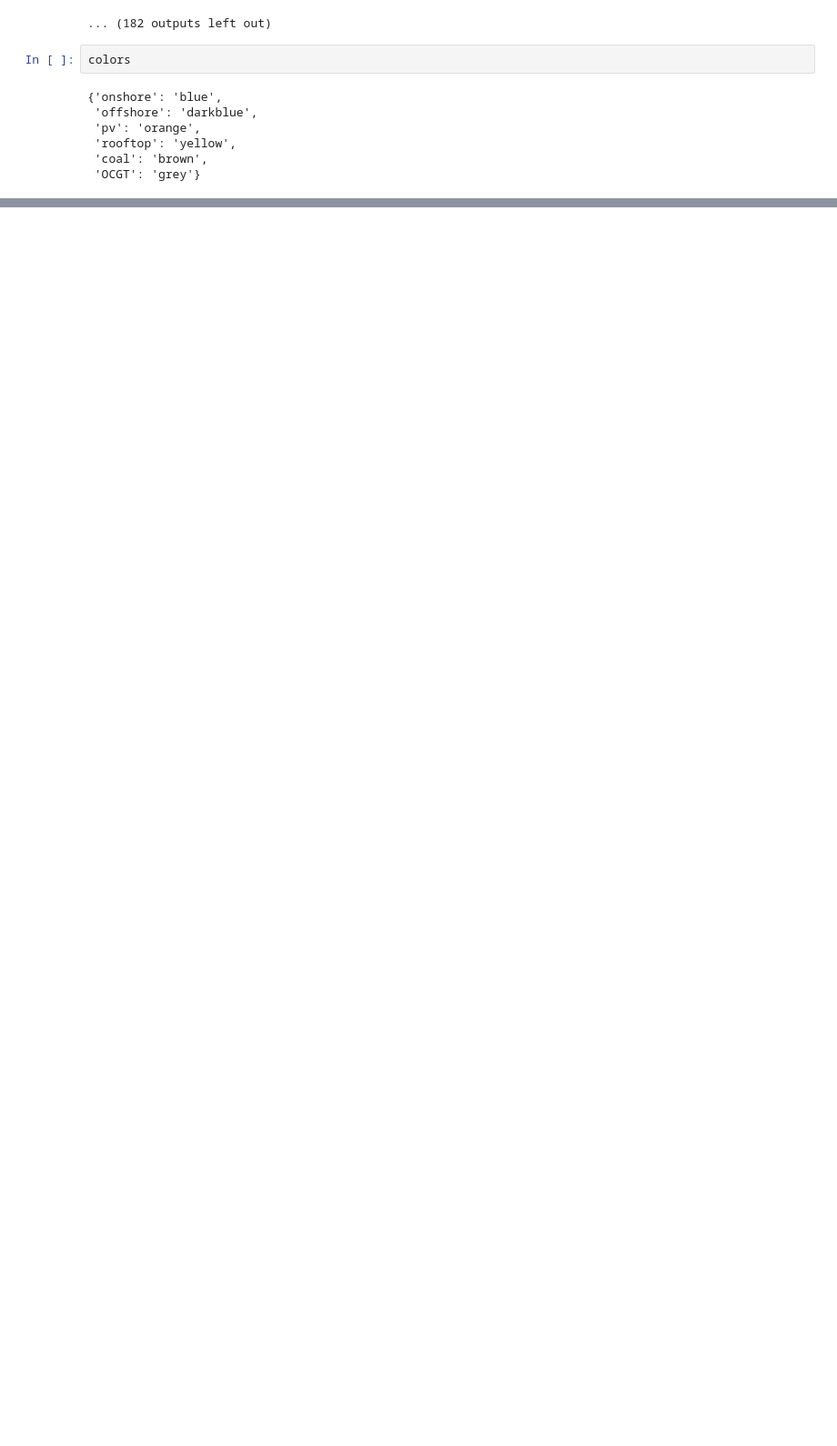
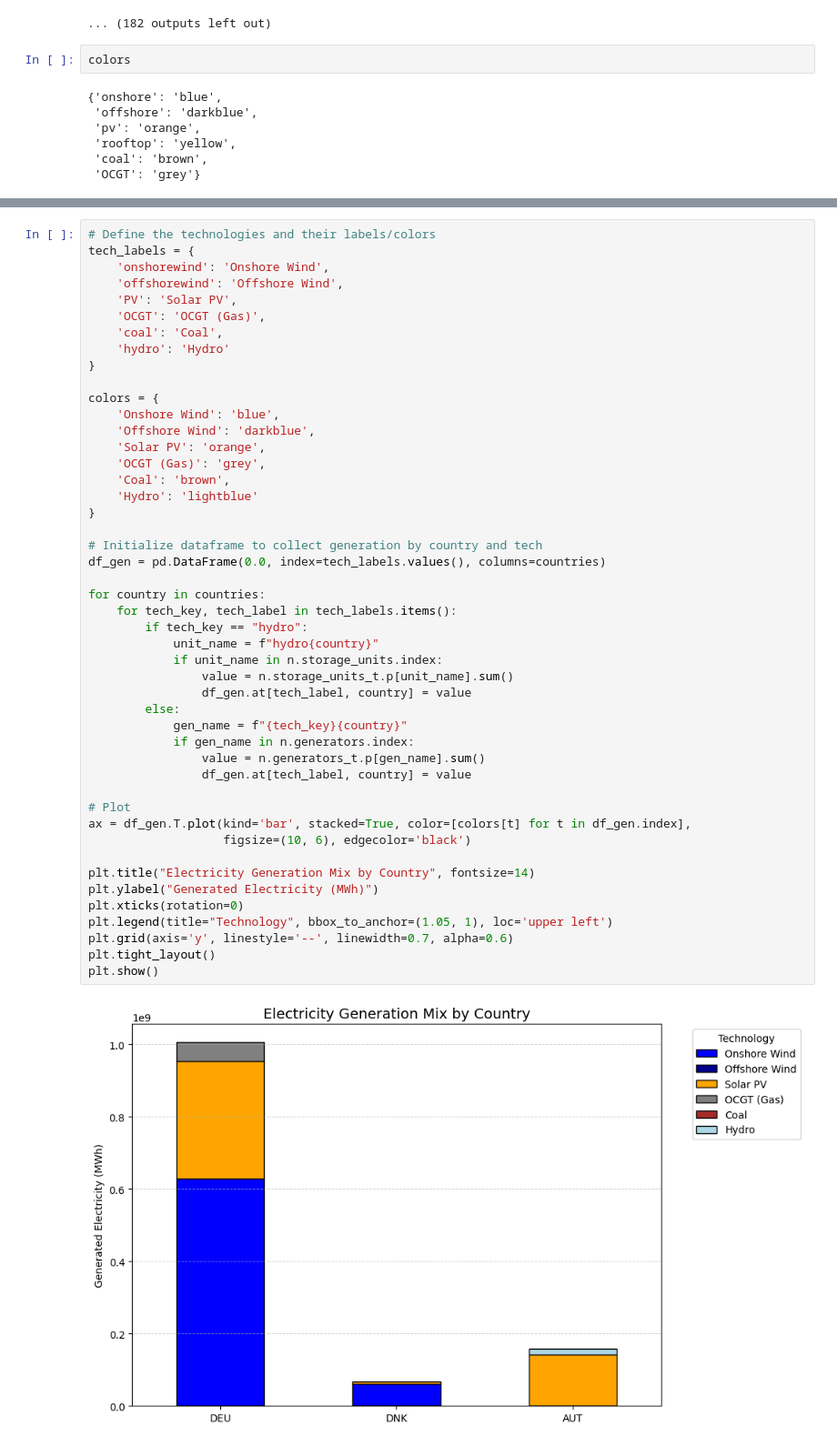
Before and after one commit to alex-catruc/IntegratedEG, a Jupyter notebook: AssignmentF-H.ipynb, the cells around one changed output, grey strips where cells are left out. Shown: that part at 91% size. Drawn from its saved outputs; the diff is of its cells as text; blank space fills up the shorter version.

```diff
--- a/AssignmentF-H.ipynb
+++ b/AssignmentF-H.ipynb
@@ -422,0 +777,49 @@ n.lines_t.p0.plot(figsize=(16, 4), alpha=0.5)
+# %%
+# Define the technologies and their labels/colors
+tech_labels = {
+    'onshorewind': 'Onshore Wind',
+    'offshorewind': 'Offshore Wind',
+    'PV': 'Solar PV',
+    'OCGT': 'OCGT (Gas)',
+    'coal': 'Coal',
+    'hydro': 'Hydro'
+}
+
+colors = {
+    'Onshore Wind': 'blue',
+    'Offshore Wind': 'darkblue',
+    'Solar PV': 'orange',
+    'OCGT (Gas)': 'grey',
+    'Coal': 'brown',
+    'Hydro': 'lightblue'
+}
+
+# Initialize dataframe to collect generation by country and tech
+df_gen = pd.DataFrame(0.0, index=tech_labels.values(), columns=countries)
+
+for country in countries:
+    for tech_key, tech_label in tech_labels.items():
+        if tech_key == "hydro":
+            unit_name = f"hydro{country}"
+            if unit_name in n.storage_units.index:
+                value = n.storage_units_t.p[unit_name].sum()
+                df_gen.at[tech_label, country] = value
+        else:
+            gen_name = f"{tech_key}{country}"
+            if gen_name in n.generators.index:
+                value = n.generators_t.p[gen_name].sum()
+                df_gen.at[tech_label, country] = value
+
+# Plot
+ax = df_gen.T.plot(kind='bar', stacked=True, color=[colors[t] for t in df_gen.index],
+                   figsize=(10, 6), edgecolor='black')
+
+plt.title("Electricity Generation Mix by Country", fontsize=14)
+plt.ylabel("Generated Electricity (MWh)")
+plt.xticks(rotation=0)
+plt.legend(title="Technology", bbox_to_anchor=(1.05, 1), loc='upper left')
+plt.grid(axis='y', linestyle='--', linewidth=0.7, alpha=0.6)
+plt.tight_layout()
+plt.show()
+# %% [output]
+[figure, added]
```
Also changed, not shown: parts of 20 cells of this notebook, 1 other file.
